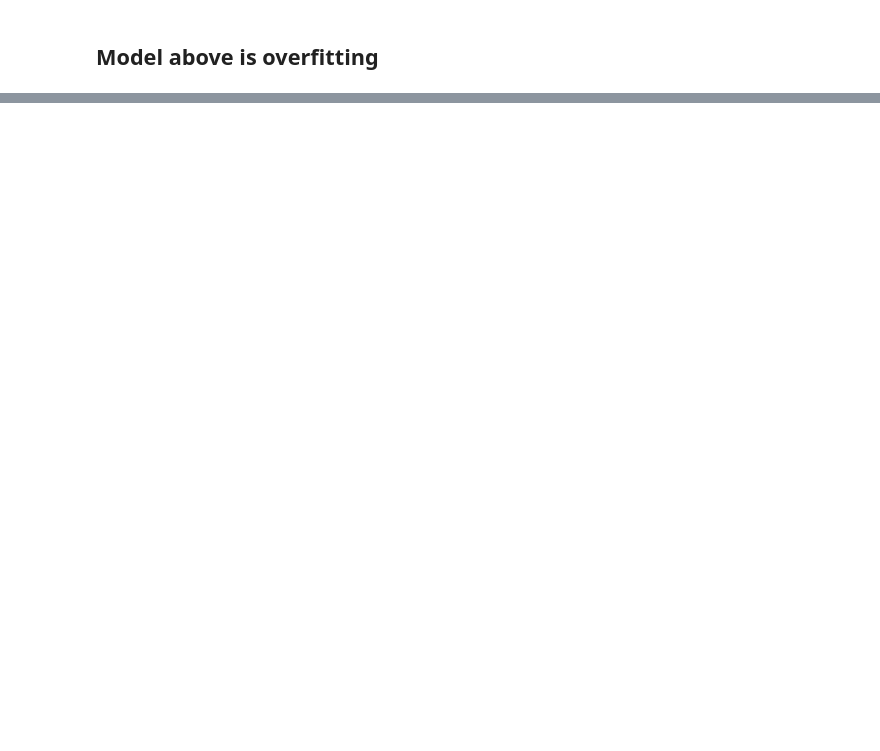
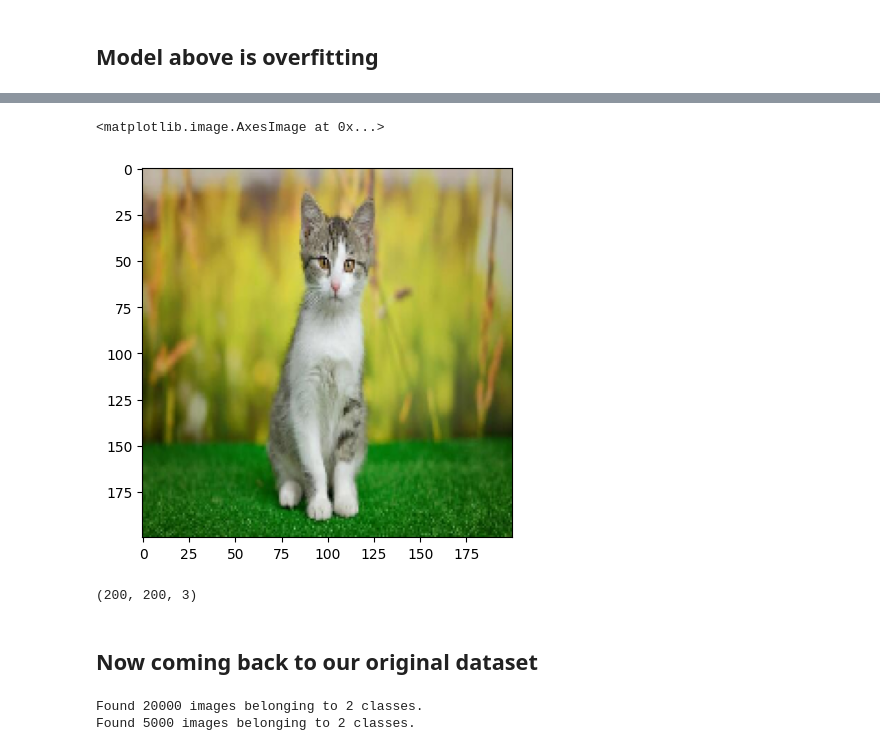
Before and after one commit to harkirat-data/Cats-Vs-Dogs-CNN, a Jupyter notebook: Cats-vs-Dogs-CNN.ipynb, the cells around one changed output, grey strips where cells are left out. Saved outputs shown, nothing was run; the diff lists cells and outputs as text; code cells hidden in the pictures; blank space fills up the shorter version.

```diff
--- a/Cats-vs-Dogs-CNN.ipynb
+++ b/Cats-vs-Dogs-CNN.ipynb
@@ -223,0 +238,5 @@ plt.show()
+# %%
+plt.imshow(img)
+# %% [output]
+<matplotlib.image.AxesImage at 0x...>
+[figure, added]
@@ -223,0 +256,4 @@ plt.show()
+# %%
+img.shape
+# %% [output]
+(200, 200, 3)
@@ -223,0 +273,34 @@ plt.show()
+# %% [markdown]
+## Now coming back to our original dataset
+# %%
+train_datagen = ImageDataGenerator(
+    rescale=1./255,
+    rotation_range=20,
+    width_shift_range=0.2,
+    height_shift_range=0.2,
+    shear_range=0.2,
+    zoom_range=0.2,
+    horizontal_flip=True,
+    fill_mode='nearest'
+)
+
+validation_datagen = ImageDataGenerator(
+    rescale=1./255
+)
+
+train_ds = train_datagen.flow_from_directory(
+    '/content/train',
+    target_size=(256, 256),
+    batch_size=32,
+    class_mode='binary'
+)
+
+validation_ds = validation_datagen.flow_from_directory(
+    '/content/test',
+    target_size=(256, 256),
+    batch_size=32,
+    class_mode='binary'
+)
+# %% [output]
+Found 20000 images belonging to 2 classes.
+Found 5000 images belonging to 2 classes.
```
Also changed, not shown: parts of 21 cells of this notebook.
